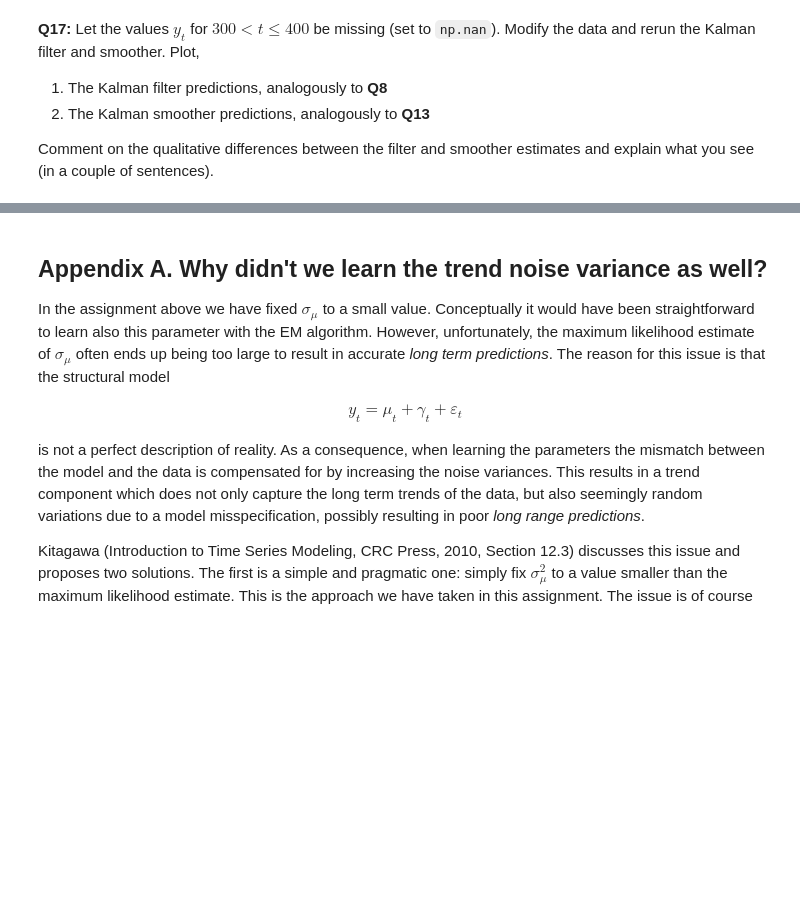
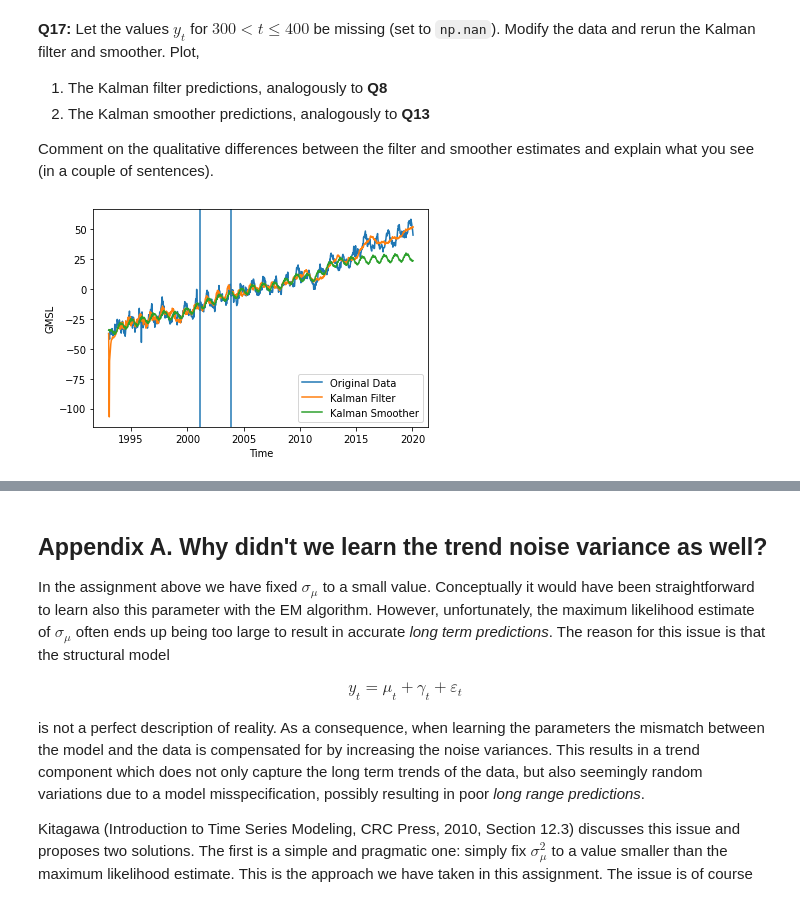
Before and after one commit to amannayak/Time-Series-and-Sequence-Analysis, a Jupyter notebook: Task2/tssl_lab2.ipynb, the cells around one changed output, grey strips where cells are left out. Saved outputs shown, nothing was run; the diff lists cells and outputs as text; code cells hidden in the pictures; blank space fills up the shorter version.

```diff
--- a/Task2/tssl_lab2.ipynb
+++ b/Task2/tssl_lab2.ipynb
@@ -553,4 +577,32 @@ We conclude this section by illustrating one of the key merits of the state spac
 
 Comment on the qualitative differences between the filter and smoother estimates and explain what you see (in a couple of sentences).
 # %%
-yNew = y.copy
+yNew = y.copy()
+yNew[300:400] = np.nan
+# %%
+#Filter
+kfNew = kalman_filter(yNew , model)
+
+#Smoother
+ksNew = kalman_smoother(yNew , model , kfNew)
+
+n = len(yNew)
+s_tMeanNew = []
+
+for t in range(0,n):
+  s_tMeanNew.append(Z @ ksSE.alpha_sm[:,:,t])
+
+from pandas.core.common import flatten
+s_tMeanNew = list(flatten(s_tMeanNew))
+# %%
+plt.plot(u,y ,label = "Original Data")
+plt.plot(u , kfNew.y_pred , label = "Kalman Filter")
+plt.plot(u , s_tMeanNew , label = "Kalman Smoother")
+plt.axvline(x=u[300])
+plt.axvline(x=u[400])
+plt.xlabel("Time")
+plt.ylabel("GMSL")
+plt.legend()
+plt.show()
+# %% [output]
+[figure, added]
```
Also changed, not shown: parts of 11 cells of this notebook.
